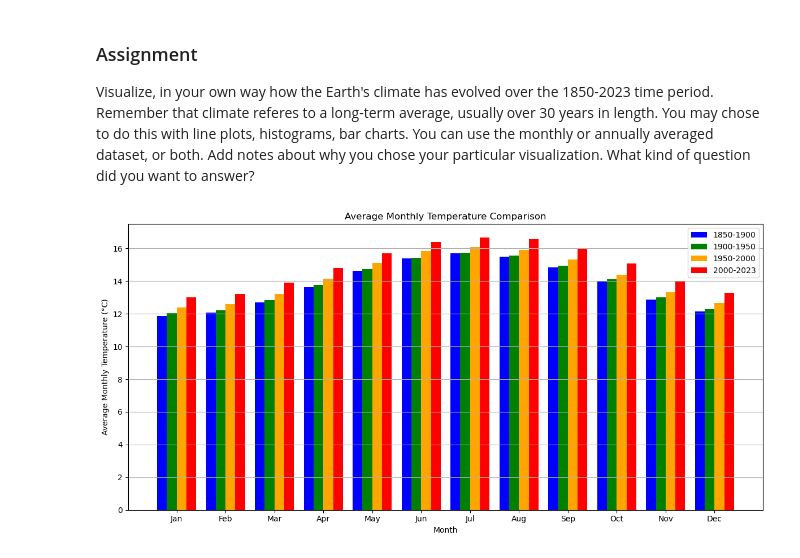
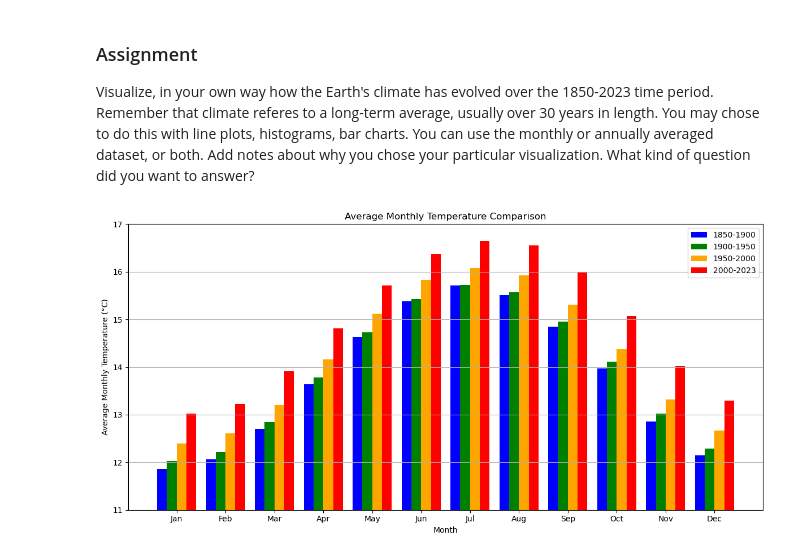
Before and after one commit to paulboydca/CFR-2024, a Jupyter notebook: module_climate/Paul_00_intro_to_climate.ipynb, the cells around one changed output. Drawn from its saved outputs; the diff is of its cells as text; code cells hidden in the pictures.

```diff
--- a/module_climate/Paul_00_intro_to_climate.ipynb
+++ b/module_climate/Paul_00_intro_to_climate.ipynb
@@ -151,31 +151,32 @@ gast = pd.read_csv(fname_in)
 gast_1850_1900 = gast[(gast['Year'] >= 1850) & (gast['Year'] <= 1900)]
 gast_1900_1950 = gast[(gast['Year'] >= 1900) & (gast['Year'] <= 1950)]
 gast_1950_2000 = gast[(gast['Year'] >= 1950) & (gast['Year'] <= 2000)]
 gast_2000_2023 = gast[(gast['Year'] >= 2000) & (gast['Year'] <= 2023)]
 
 # Calculate average monthly temperatures for each time period
 monthly_means_1850_1900 = gast_1850_1900.groupby('Month')['Monthly Average'].mean()
 monthly_means_1900_1950 = gast_1900_1950.groupby('Month')['Monthly Average'].mean()
 monthly_means_1950_2000 = gast_1950_2000.groupby('Month')['Monthly Average'].mean()
 monthly_means_2000_2023 = gast_2000_2023.groupby('Month')['Monthly Average'].mean()
 
 # Plotting the bar chart
 plt.figure(figsize=(12, 6))
 
 # Plotting each time period with different colors
 plt.bar(monthly_means_1850_1900.index - 0.3, monthly_means_1850_1900.values, width=0.2, color='blue', label='1850-1900')
 plt.bar(monthly_means_1900_1950.index - 0.1, monthly_means_1900_1950.values, width=0.2, color='green', label='1900-1950')
 plt.bar(monthly_means_1950_2000.index + 0.1, monthly_means_1950_2000.values, width=0.2, color='orange', label='1950-2000')
 plt.bar(monthly_means_2000_2023.index + 0.3, monthly_means_2000_2023.values, width=0.2, color='red', label='2000-2023')
 
 # Customizing the plot
 plt.title('Average Monthly Temperature Comparison')
 plt.xlabel('Month')
 plt.ylabel('Average Monthly Temperature (°C)')
 plt.xticks(range(1, 13), ['Jan', 'Feb', 'Mar', 'Apr', 'May', 'Jun', 'Jul', 'Aug', 'Sep', 'Oct', 'Nov', 'Dec'])
 plt.legend()
 plt.grid(axis='y')
 plt.tight_layout()
+plt.ylim(11,17)
 plt.show()
 # %% [output]
-[figure, old version]
+[figure, new version]
```
